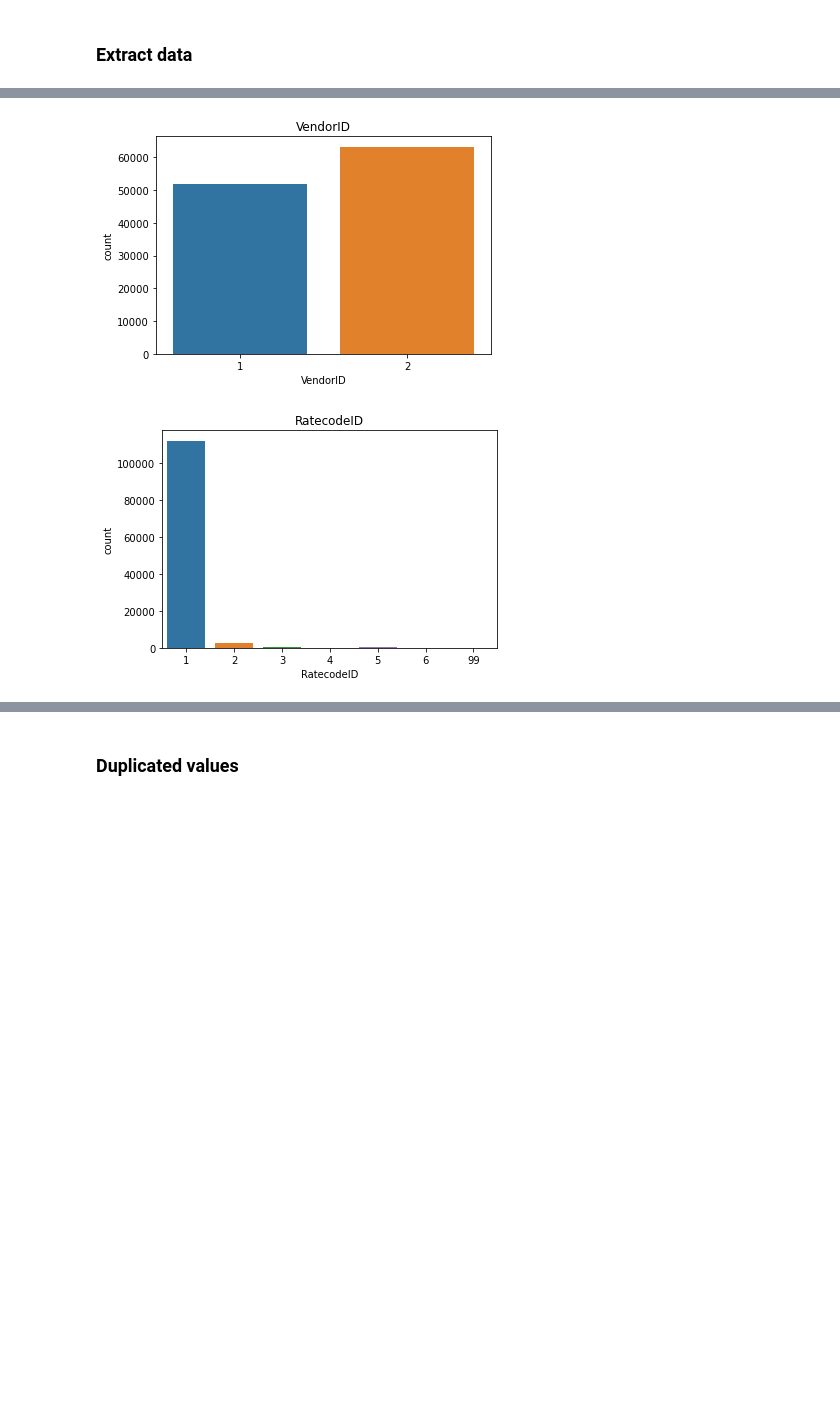
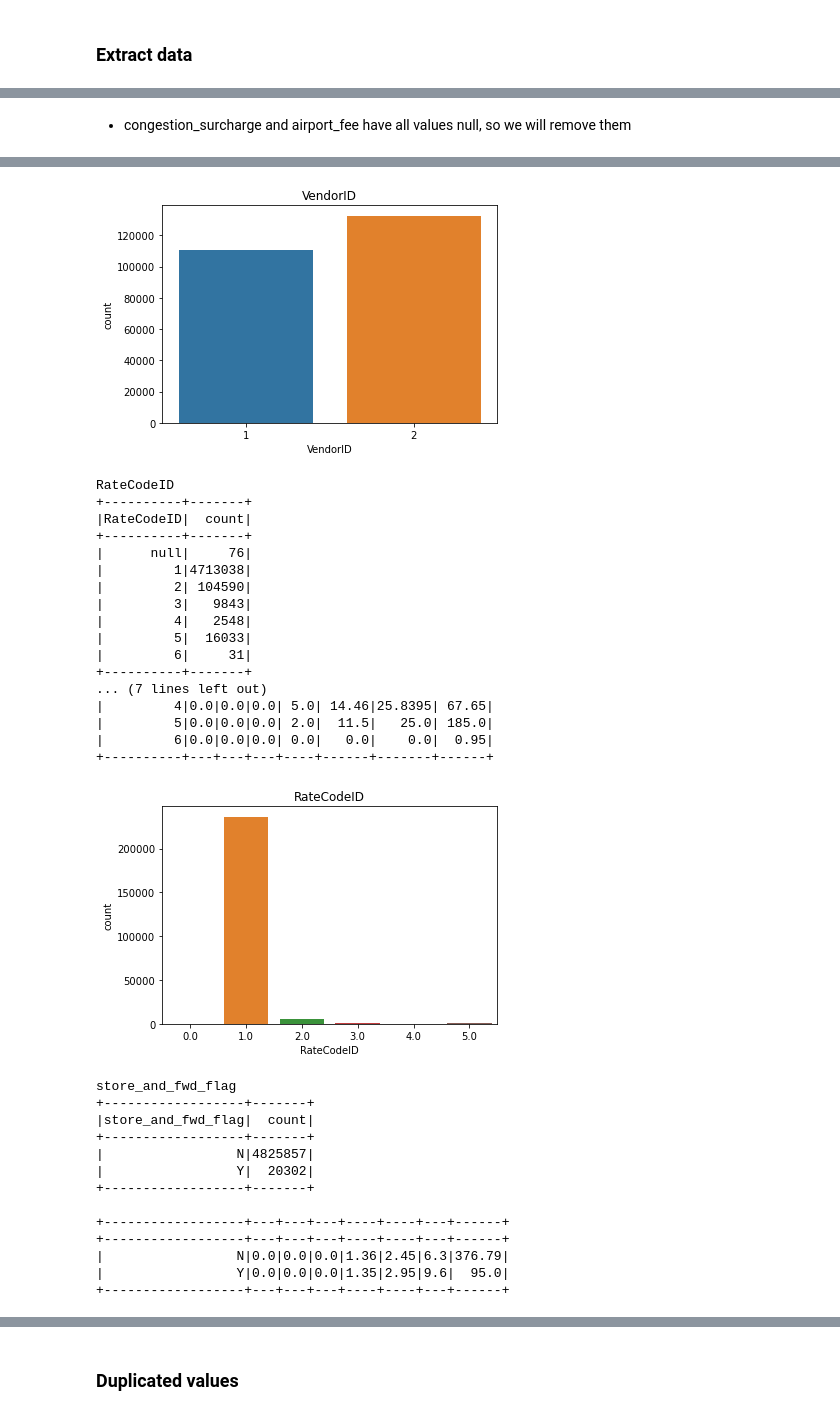
Before and after one commit to joanbn/NYCTaxi, a Jupyter notebook: notebooks/data_exploration_cleaning.ipynb, the cells around one changed output, grey strips where cells are left out. Drawn from its saved outputs; the diff is of its cells as text; code cells hidden in the pictures; blank space fills up the shorter version.

```diff
--- a/notebooks/data_exploration_cleaning.ipynb
+++ b/notebooks/data_exploration_cleaning.ipynb
@@ -31,9 +32,9 @@ spark = SparkSession \
 
 spark.conf.set("spark.sql.execution.arrow.enabled","true")
 
-psdf_taxi = extraction.get_taxi_data(spark, cfg)
-df_zones = extraction.get_zones(cfg)
-gdf_zones_shp = extraction.get_zones_shapefile(cfg)
+psdf_taxi = ext.get_taxi_data(spark, cfg)
+df_zones = ext.get_zones(cfg)
+gdf_zones_shp = ext.get_zones_shapefile(cfg)
 # %% [output]
 Already downloaded file: yellow_tripdata_2017-01.parquet
 Already downloaded file: yellow_tripdata_2017-03.parquet
@@ -180,0 +85,16 @@ psdf_taxi.filter(psdf_taxi.duration_in_min > 1000).select("duration_in_min").des
+# %%
+psdf_taxi = psdf_taxi.withColumn('pu_month', func.month(psdf_taxi.tpep_pickup_datetime))
+psdf_taxi = psdf_taxi.withColumn('pu_year', func.year(psdf_taxi.tpep_pickup_datetime))
+psdf_taxi = psdf_taxi.withColumn('do_month', func.month(psdf_taxi.tpep_dropoff_datetime))
+psdf_taxi = psdf_taxi.withColumn('do_year', func.year(psdf_taxi.tpep_dropoff_datetime))
+
+
+for column in ["do_year", "pu_year"]:
+    psdf_taxi = psdf_taxi.withColumn(column, \
+        func.when(psdf_taxi[column].isin(cfg["extraction"]["yellow_taxi"]["years"]), \
+        psdf_taxi[column]).otherwise(func.lit(None)))
+
+for column in ["do_month", "pu_month"]:
+        psdf_taxi = psdf_taxi.withColumn(column, \
+        func.when(psdf_taxi[column].isin(cfg["extraction"]["yellow_taxi"]["months"]), \
+        psdf_taxi[column]).otherwise(func.lit(None)))
@@ -180,0 +103,4 @@ psdf_taxi.filter(psdf_taxi.duration_in_min > 1000).select("duration_in_min").des
+# %%
+df_basic_stats = psdf_taxi.sample(0.05).toPandas()
+print(f"Total rows:{psdf_taxi.count()}")
+print(f"Total sample rows:{len(df_basic_stats)}")
@@ -181,12 +124,20 @@ psdf_taxi.filter(psdf_taxi.duration_in_min > 1000).select("duration_in_min").des
+# %% [markdown]
+- congestion_surcharge and airport_fee have all values null, so we will remove them
+# %%
+columns_to_drop = ['airport_fee', 'congestion_surcharge']
+psdf_taxi = psdf_taxi.drop(*columns_to_drop)
 # %%
-df_basic_stats = psdf_taxi.sample(0.2).toPandas()
+importlib.reload(prep)
 
 category_columns = ["VendorID",
-    "RatecodeID", "store_and_fwd_flag",
+    "RateCodeID", "store_and_fwd_flag",
     "payment_type"]
 
 for column in category_columns:
-    sns.countplot(x = column, data=df_basic_stats);
+    print(column)
+    psdf_taxi.groupby(column).count().orderBy(column).show()
+    prep.show_grouped_percentiles(psdf_taxi, column, "tip_amount")
+    sns.countplot(x = column, data=df_basic_stats)
     plt.title(column);
     plt.show()
 # %% [output]
@@ -193,2 +157,32 @@ for column in category_columns:
-[figure, old version]
+[figure, new version]
+RateCodeID
++----------+-------+
+|RateCodeID|  count|
++----------+-------+
+|      null|     76|
+|         1|4713038|
+|         2| 104590|
+|         3|   9843|
+|         4|   2548|
+|         5|  16033|
+|         6|     31|
++----------+-------+
+... (7 lines left out)
+|         4|0.0|0.0|0.0| 5.0| 14.46|25.8395| 67.65|
+|         5|0.0|0.0|0.0| 2.0|  11.5|   25.0| 185.0|
+|         6|0.0|0.0|0.0| 0.0|   0.0|    0.0|  0.95|
++----------+---+---+---+----+------+-------+------+
-[figure, old version]
+[figure, new version]
+store_and_fwd_flag
++------------------+-------+
+|store_and_fwd_flag|  count|
++------------------+-------+
+|                 N|4825857|
+|                 Y|  20302|
++------------------+-------+
+
++------------------+---+---+---+----+----+---+------+
++------------------+---+---+---+----+----+---+------+
+|                 N|0.0|0.0|0.0|1.36|2.45|6.3|376.79|
+|                 Y|0.0|0.0|0.0|1.35|2.95|9.6|  95.0|
++------------------+---+---+---+----+----+---+------+
```
Also changed, not shown: parts of 25 cells of this notebook, 8 other files.
